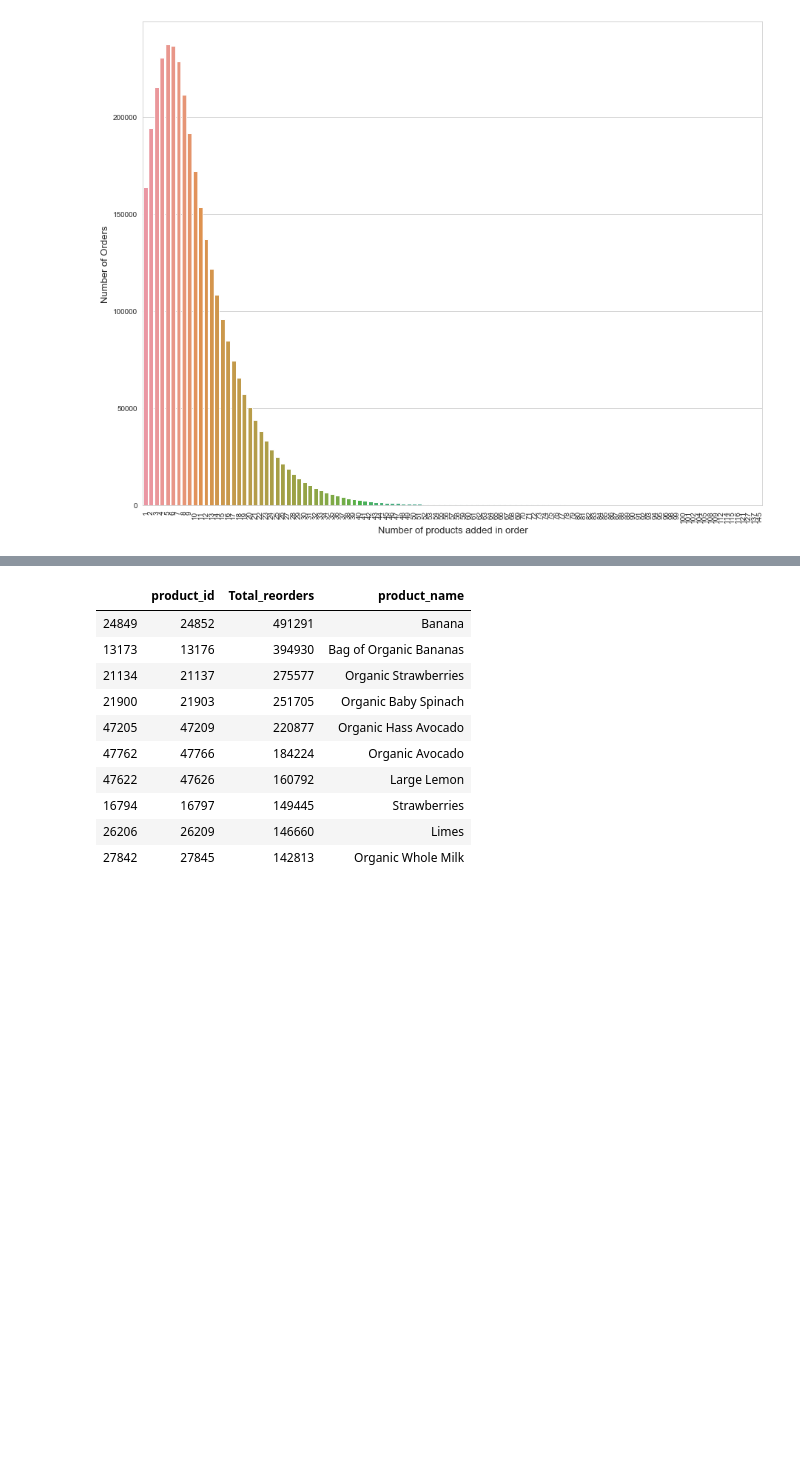
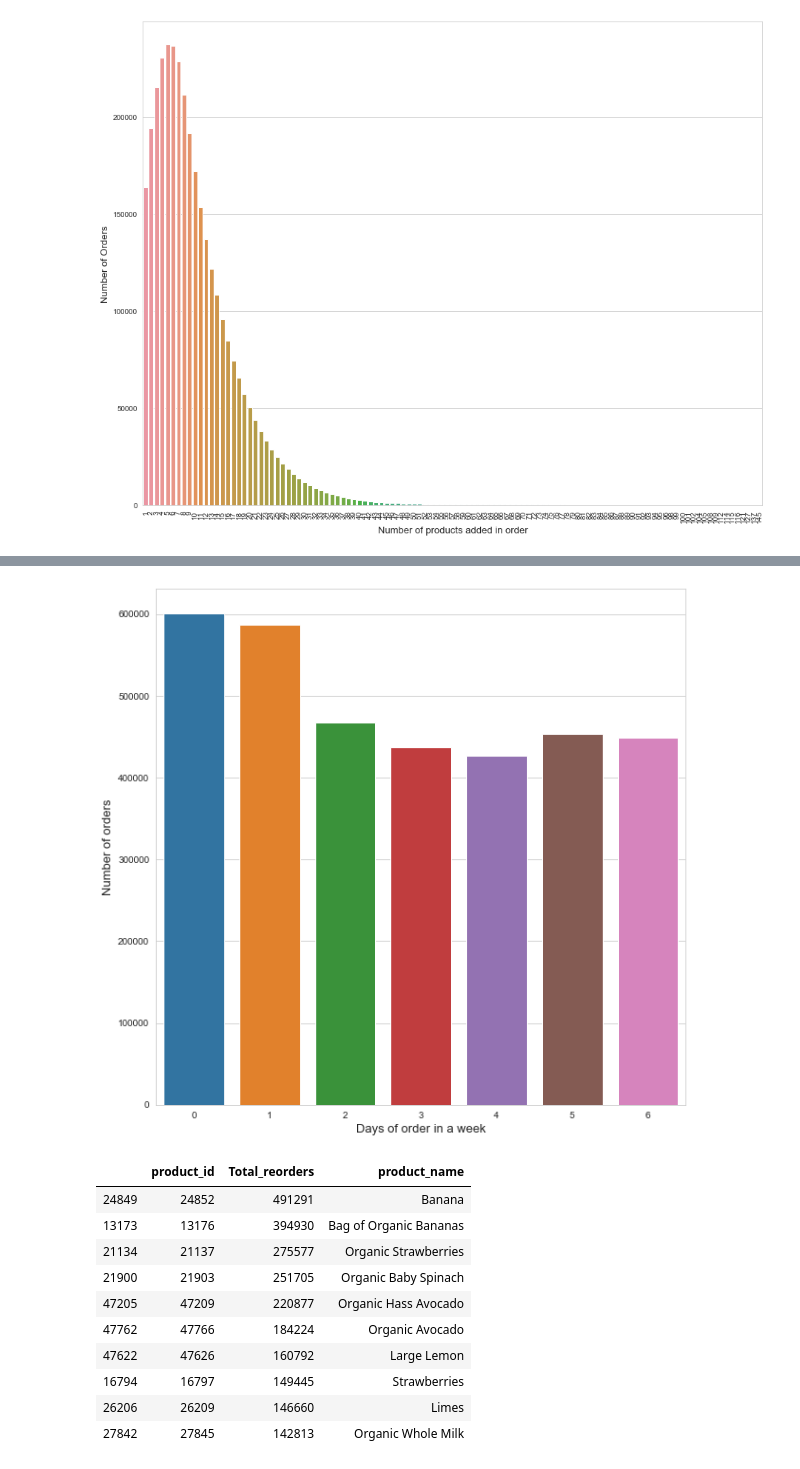
Before and after one commit to miguelgrisanti/Instacart_Capstone, a Jupyter notebook: InstaCart_Miguelgris.ipynb, the cells around one changed output, grey strips where cells are left out. Cells and saved outputs as stored; diff of their text form; code cells hidden in the pictures; blank space fills up the shorter version.

```diff
--- a/InstaCart_Miguelgris.ipynb
+++ b/InstaCart_Miguelgris.ipynb
@@ -115,3 +129,14 @@ plt.show()
+# %%
+grouped = orders.groupby("order_id")["order_dow"].aggregate("sum").reset_index()
+grouped = grouped.order_dow.value_counts()
+
+f, ax = plt.subplots(figsize=(10, 10))
+sns.barplot(grouped.index, grouped.values)
+plt.ylabel('Number of orders', fontsize=13)
+plt.xlabel('Days of order in a week', fontsize=13)
+plt.show()
+# %% [output]
+[figure, added]
 # %%
 #top products with total reorders
 grouped = all_product_orders.groupby("product_id")["add_to_cart_order"].aggregate({'Total_reorders': 'sum'}).reset_index()
```
Also changed, not shown: parts of 18 cells of this notebook.
